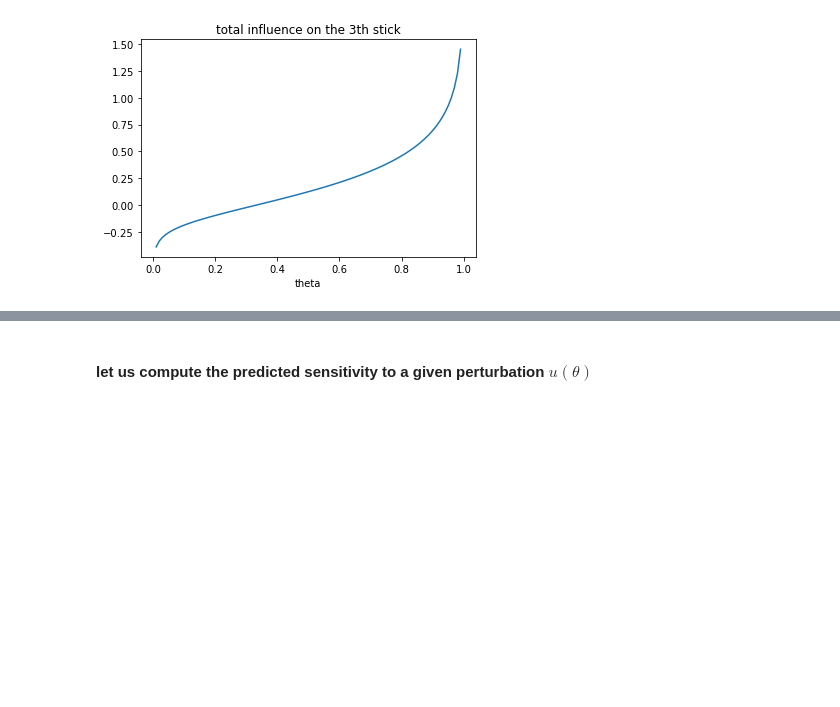
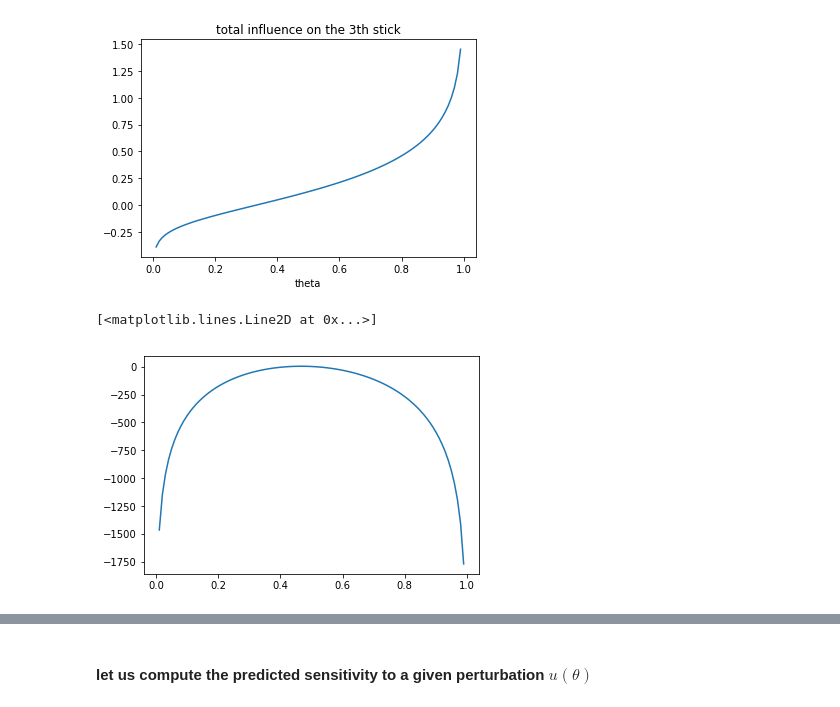
Before and after one commit to Runjing-Liu120/Variational_BNP_robustness, a Jupyter notebook: DP_mixture/DP_normal_mixture-Functional_sensitivity.ipynb, the cells around one changed output, grey strips where cells are left out. Cells and saved outputs as stored; diff of their text form; code cells hidden in the pictures; blank space fills up the shorter version.

Commit message:
implemented functional sensitivity

```diff
--- a/DP_mixture/DP_normal_mixture-Functional_sensitivity.ipynb
+++ b/DP_mixture/DP_normal_mixture-Functional_sensitivity.ipynb
@@ -392,3 +403,10 @@ plt.title('total influence on the {}th stick'.format(k_post))
 # %% [output]
 <matplotlib.text.Text at 0x...>
 [figure]
+# %%
+y1 = alpha_sensitivity.get_log_q_pi_k(newton_results.vb_params['global'].get_free(), theta, 0)
+
+plt.plot(theta, y1)
+# %% [output]
+[<matplotlib.lines.Line2D at 0x...>]
+[figure, added]
```
Also changed, not shown: parts of 16 cells of this notebook, 1 other file.
